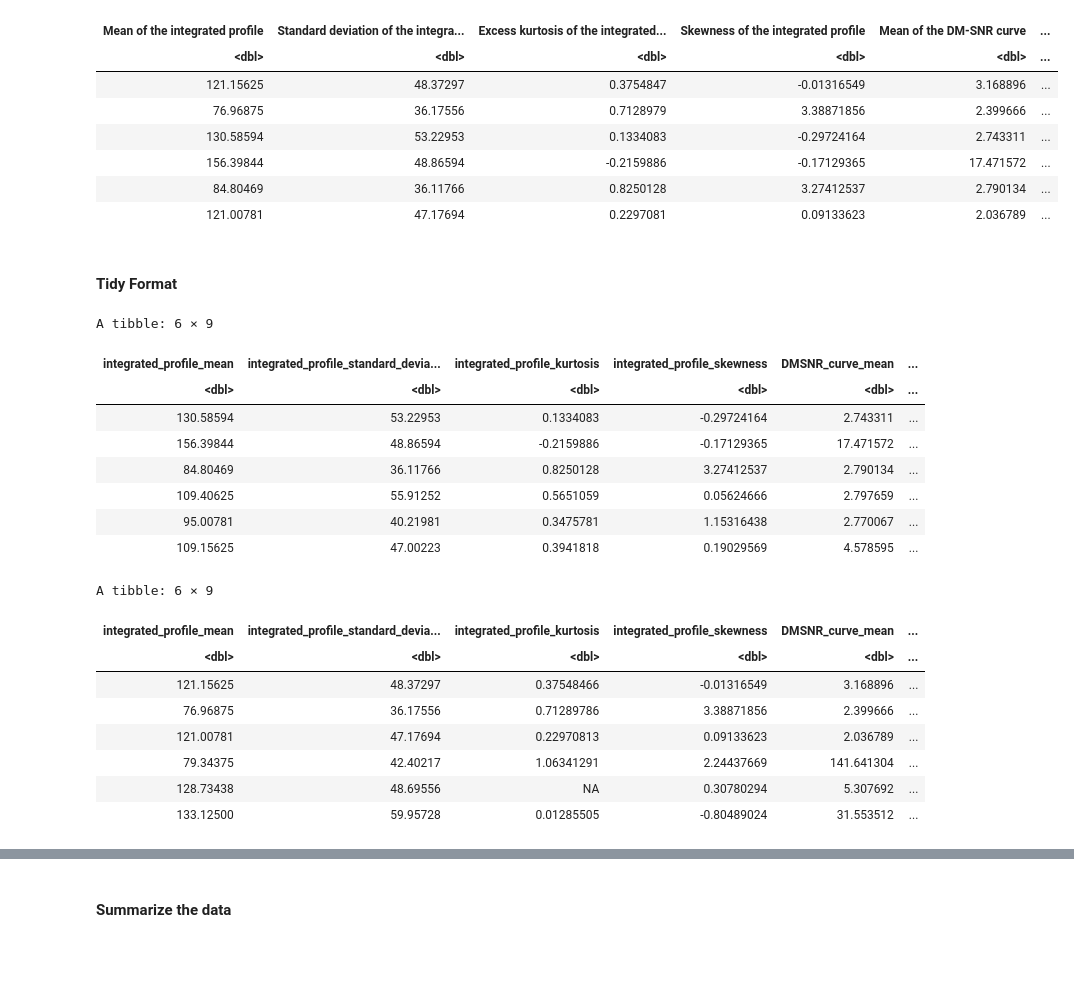
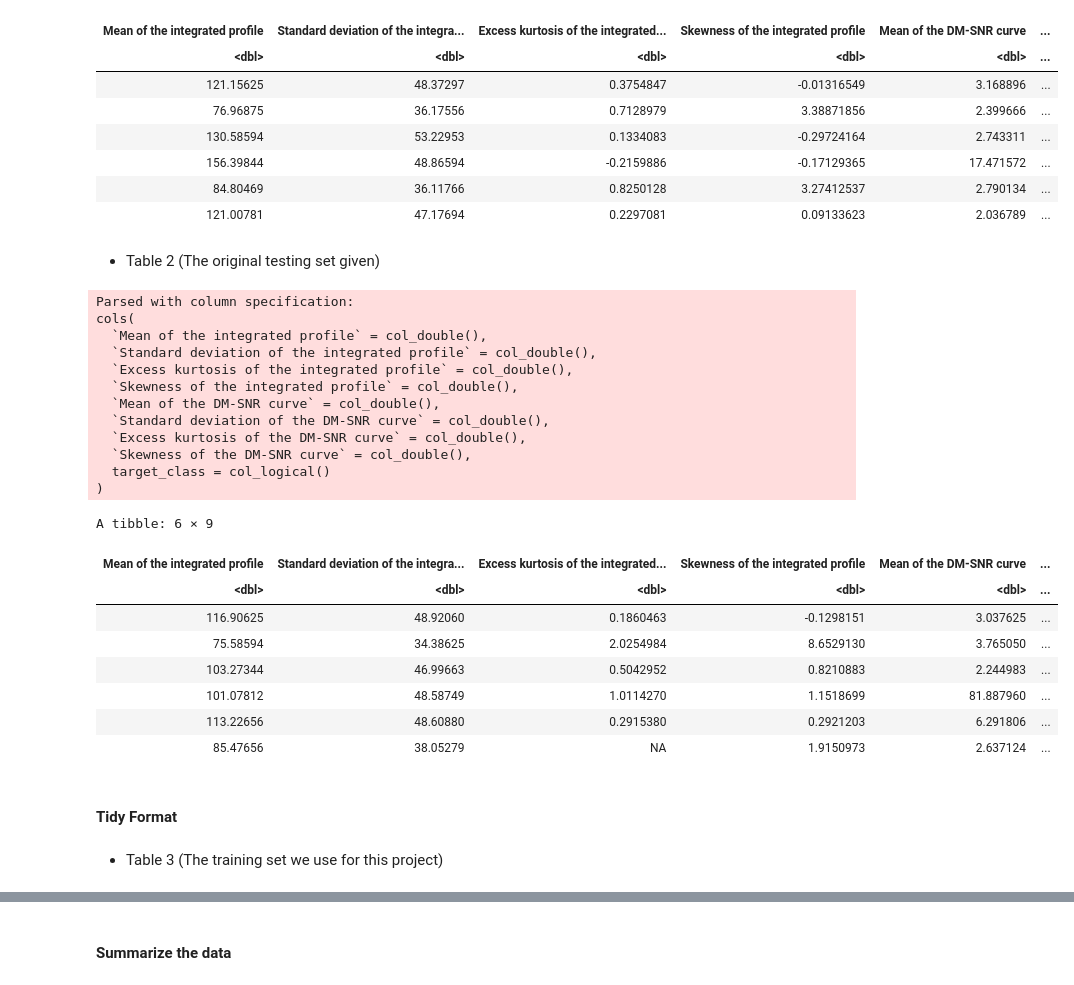
Before and after one commit to ScottCY/Group-_Project, a Jupyter notebook: Project_new.ipynb, the cells around one changed output, grey strips where cells are left out. Drawn from its saved outputs; the diff is of its cells as text; code cells hidden in the pictures; blank space fills up the shorter version.

```diff
--- a/Project_new.ipynb
+++ b/Project_new.ipynb
@@ -76,10 +68,37 @@ A tibble: 6 × 9
 | 156.39844 | 48.86594 | -0.2159886 | -0.17129365 | 17.471572 | ... |
 | 84.80469 | 36.11766 | 0.8250128 | 3.27412537 | 2.790134 | ... |
 | 121.00781 | 47.17694 | 0.2297081 | 0.09133623 | 2.036789 | ... |
+# %% [markdown]
+* Table 2 (The original testing set given)
+# %%
+pulsar_test <- read_csv("https://raw.githubusercontent.com/ScottCY/Group-_Project/main/pulsar_data_test.csv")
+head(pulsar_test)
+# %% [output]
+Parsed with column specification:
+cols(
+  `Mean of the integrated profile` = col_double(),
+  `Standard deviation of the integrated profile` = col_double(),
+  `Excess kurtosis of the integrated profile` = col_double(),
+  `Skewness of the integrated profile` = col_double(),
+  `Mean of the DM-SNR curve` = col_double(),
+  `Standard deviation of the DM-SNR curve` = col_double(),
+  `Excess kurtosis of the DM-SNR curve` = col_double(),
+  `Skewness of the DM-SNR curve` = col_double(),
+  target_class = col_logical()
+)
+A tibble: 6 × 9
+| Mean of the integrated profile | Standard deviation of the integra... | Excess kurtosis of the integrated... | Skewness of the integrated profile | Mean of the DM-SNR curve | ... |
+| <dbl> | <dbl> | <dbl> | <dbl> | <dbl> | ... |
+| 116.90625 | 48.92060 | 0.1860463 | -0.1298151 | 3.037625 | ... |
+| 75.58594 | 34.38625 | 2.0254984 | 8.6529130 | 3.765050 | ... |
+| 103.27344 | 46.99663 | 0.5042952 | 0.8210883 | 2.244983 | ... |
+| 101.07812 | 48.58749 | 1.0114270 | 1.1518699 | 81.887960 | ... |
+| 113.22656 | 48.60880 | 0.2915380 | 0.2921203 | 6.291806 | ... |
+| 85.47656 | 38.05279 | NA | 1.9150973 | 2.637124 | ... |
 # %% [markdown]
 #### Tidy Format
 # %%
-#The data is already in tidy format.
+#The data is already in tidy format. We decide to use only the training set
 #We rename the column names and change the category of target_class to factor to make it more consise.
 
 set.seed(100)
@@ -96,25 +115,5 @@ pulsar_data <- rename(pulsar_train, integrated_profile_mean = `Mean of the integ
 pulsar_split <- initial_split(pulsar_data, prop = 0.75, strata = target_class)
 pulsar_train_tidy <- training(pulsar_split)
 pulsar_test_tidy <- testing(pulsar_split)
-
-head(pulsar_train_tidy)
-head(pulsar_test_tidy)
-# %% [output]
-A tibble: 6 × 9
-| integrated_profile_mean | integrated_profile_standard_devia... | integrated_profile_kurtosis | integrated_profile_skewness | DMSNR_curve_mean | ... |
-| <dbl> | <dbl> | <dbl> | <dbl> | <dbl> | ... |
-| 130.58594 | 53.22953 | 0.1334083 | -0.29724164 | 2.743311 | ... |
-| 156.39844 | 48.86594 | -0.2159886 | -0.17129365 | 17.471572 | ... |
-| 84.80469 | 36.11766 | 0.8250128 | 3.27412537 | 2.790134 | ... |
-| 109.40625 | 55.91252 | 0.5651059 | 0.05624666 | 2.797659 | ... |
-| 95.00781 | 40.21981 | 0.3475781 | 1.15316438 | 2.770067 | ... |
-| 109.15625 | 47.00223 | 0.3941818 | 0.19029569 | 4.578595 | ... |
-A tibble: 6 × 9
-| integrated_profile_mean | integrated_profile_standard_devia... | integrated_profile_kurtosis | integrated_profile_skewness | DMSNR_curve_mean | ... |
-| <dbl> | <dbl> | <dbl> | <dbl> | <dbl> | ... |
-| 121.15625 | 48.37297 | 0.37548466 | -0.01316549 | 3.168896 | ... |
-| 76.96875 | 36.17556 | 0.71289786 | 3.38871856 | 2.399666 | ... |
-| 121.00781 | 47.17694 | 0.22970813 | 0.09133623 | 2.036789 | ... |
-| 79.34375 | 42.40217 | 1.06341291 | 2.24437669 | 141.641304 | ... |
-| 128.73438 | 48.69556 | NA | 0.30780294 | 5.307692 | ... |
-| 133.12500 | 59.95728 | 0.01285505 | -0.80489024 | 31.553512 | ... |
+# %% [markdown]
+* Table 3 (The training set we use for this project)
```
Also changed, not shown: parts of 13 cells of this notebook.
